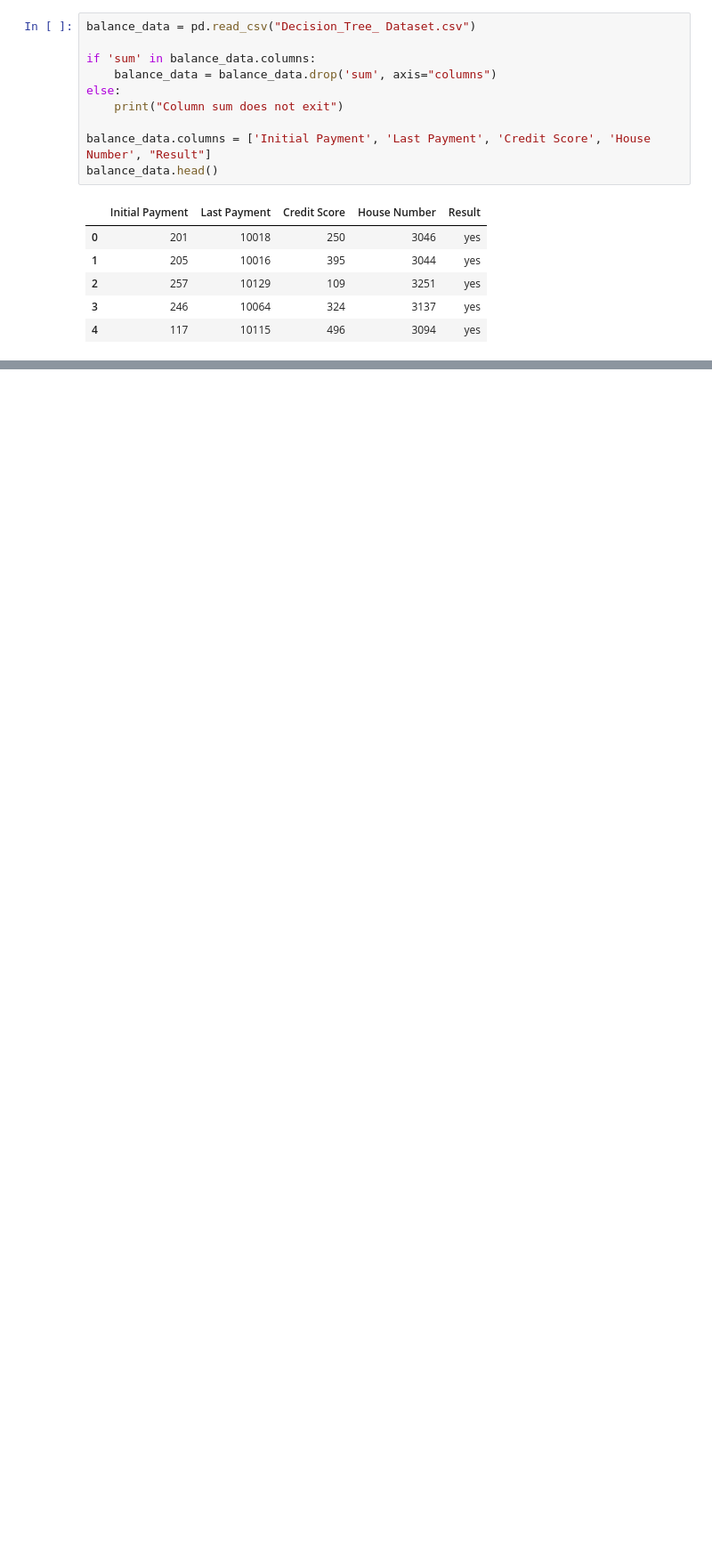
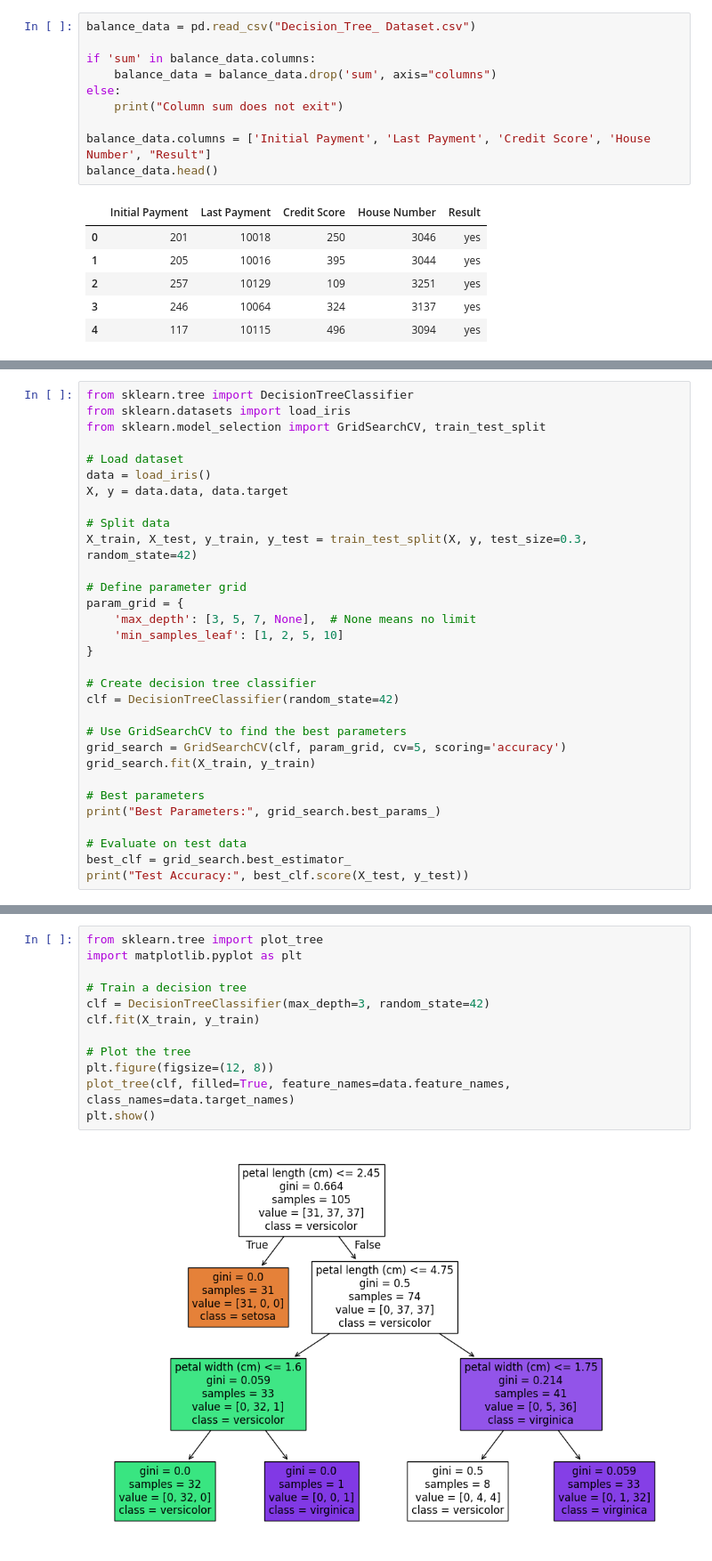
Before and after one commit to Machine-Learning-ML/decision-tree, a Jupyter notebook: decision-tree.ipynb, the cells around one changed output, grey strips where cells are left out. Shown at 89% size. Cells and saved outputs as stored; diff of their text form; blank space fills up the shorter version.

Commit message:
adding model notebook for spliting and prunning the data with decision tree

```diff
--- a/decision-tree.ipynb
+++ b/decision-tree.ipynb
@@ -63,0 +123,31 @@ weighted avg       0.93      0.93      0.93       200
+# %%
+from sklearn.tree import DecisionTreeClassifier
+from sklearn.datasets import load_iris
+from sklearn.model_selection import GridSearchCV, train_test_split
+
+# Load dataset
+data = load_iris()
+X, y = data.data, data.target
+
+# Split data
+X_train, X_test, y_train, y_test = train_test_split(X, y, test_size=0.3, random_state=42)
+
+# Define parameter grid
+param_grid = {
+    'max_depth': [3, 5, 7, None],  # None means no limit
+    'min_samples_leaf': [1, 2, 5, 10]
+}
+
+# Create decision tree classifier
+clf = DecisionTreeClassifier(random_state=42)
+
+# Use GridSearchCV to find the best parameters
+grid_search = GridSearchCV(clf, param_grid, cv=5, scoring='accuracy')
+grid_search.fit(X_train, y_train)
+
+# Best parameters
+print("Best Parameters:", grid_search.best_params_)
+
+# Evaluate on test data
+best_clf = grid_search.best_estimator_
+print("Test Accuracy:", best_clf.score(X_test, y_test))
@@ -63,0 +159,14 @@ weighted avg       0.93      0.93      0.93       200
+# %%
+from sklearn.tree import plot_tree
+import matplotlib.pyplot as plt
+
+# Train a decision tree
+clf = DecisionTreeClassifier(max_depth=3, random_state=42)
+clf.fit(X_train, y_train)
+
+# Plot the tree
+plt.figure(figsize=(12, 8))
+plot_tree(clf, filled=True, feature_names=data.feature_names, class_names=data.target_names)
+plt.show()
+# %% [output]
+[figure, added]
```
Also changed, not shown: parts of 16 cells of this notebook.
